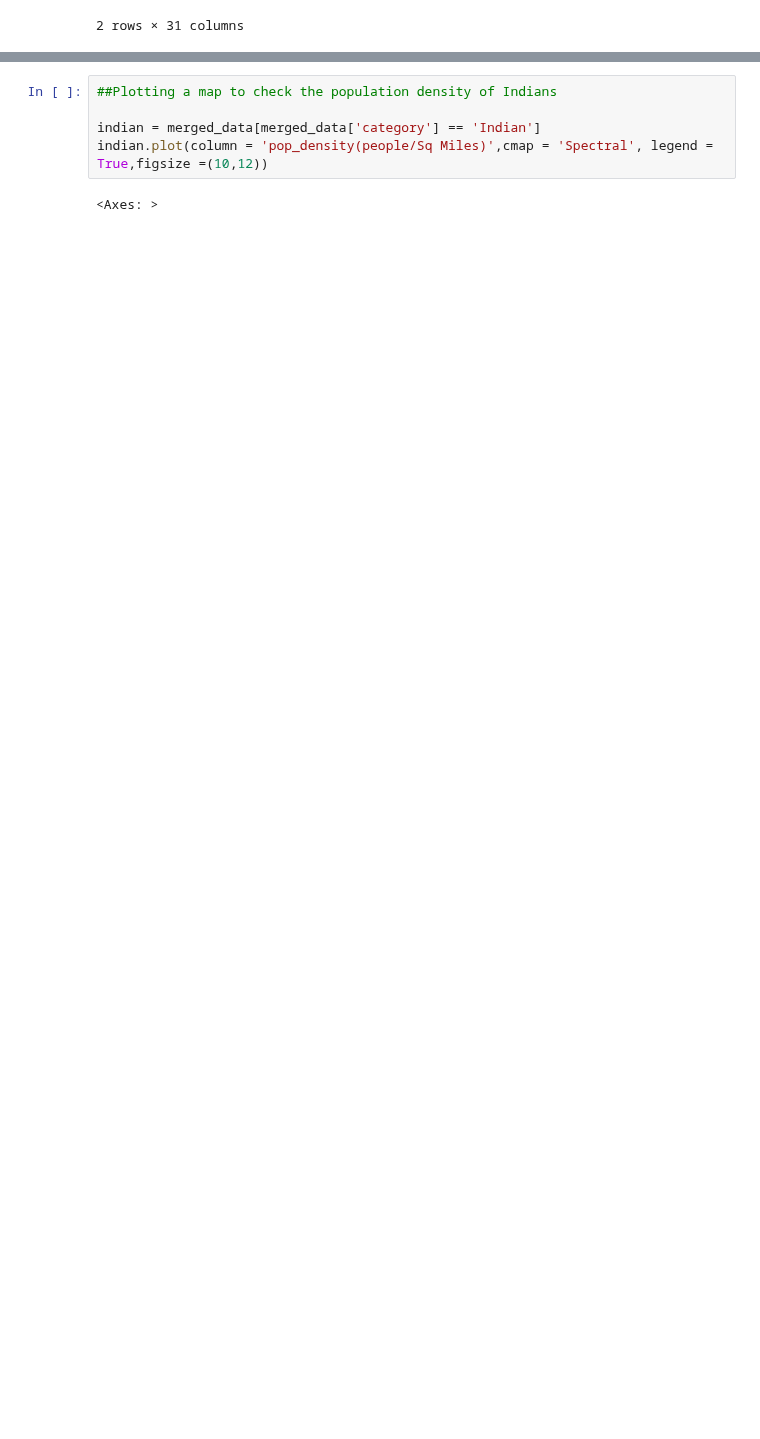
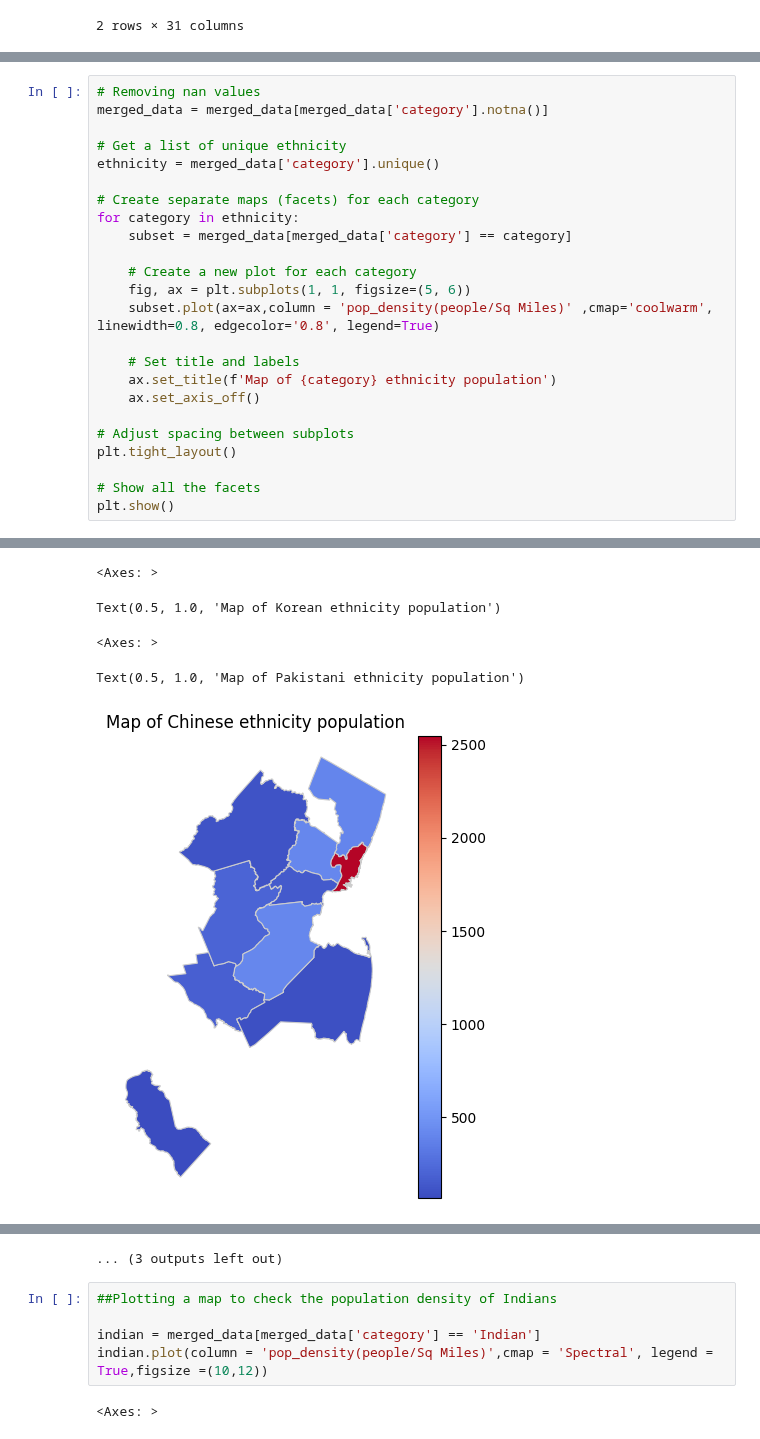
Before and after one commit to NihilKottal001/GIS, a Jupyter notebook: PS1.ipynb, the cells around one changed output, grey strips where cells are left out. Saved outputs shown, nothing was run; the diff lists cells and outputs as text; blank space fills up the shorter version.

```diff
--- a/PS1.ipynb
+++ b/PS1.ipynb
@@ -255,3 +287,28 @@ merged_data['pop_density(people/Sq Miles)'] = merged_data['Estimate!!Total:']/me
 base = merged_data.plot(column = 'pop_density(people/Sq Miles)',cmap = 'Spectral', legend = True,figsize =(10,12))
 # %% [output]
 [figure]
+# %%
+# Removing nan values
+merged_data = merged_data[merged_data['category'].notna()]
+
+# Get a list of unique ethnicity
+ethnicity = merged_data['category'].unique()
+
+# Create separate maps (facets) for each category
+for category in ethnicity:
+    subset = merged_data[merged_data['category'] == category]
+
+    # Create a new plot for each category
+    fig, ax = plt.subplots(1, 1, figsize=(5, 6))
+    subset.plot(ax=ax,column = 'pop_density(people/Sq Miles)' ,cmap='coolwarm', linewidth=0.8, edgecolor='0.8', legend=True)
+
+    # Set title and labels
+    ax.set_title(f'Map of {category} ethnicity population')
+    ax.set_axis_off()
+
+# Adjust spacing between subplots
+plt.tight_layout()
+
+# Show all the facets
+plt.show()
+# %% [output]
@@ -257,0 +321,5 @@ base = merged_data.plot(column = 'pop_density(people/Sq Miles)',cmap = 'Spectral
+<Axes: >
+Text(0.5, 1.0, 'Map of Korean ethnicity population')
+<Axes: >
+Text(0.5, 1.0, 'Map of Pakistani ethnicity population')
+[figure, added]
@@ -258,3 +327,4 @@ base = merged_data.plot(column = 'pop_density(people/Sq Miles)',cmap = 'Spectral
+... (3 outputs left out)
 # %%
 ##Plotting a map to check the population density of Indians
 
```
Also changed, not shown: parts of 10 cells of this notebook.
